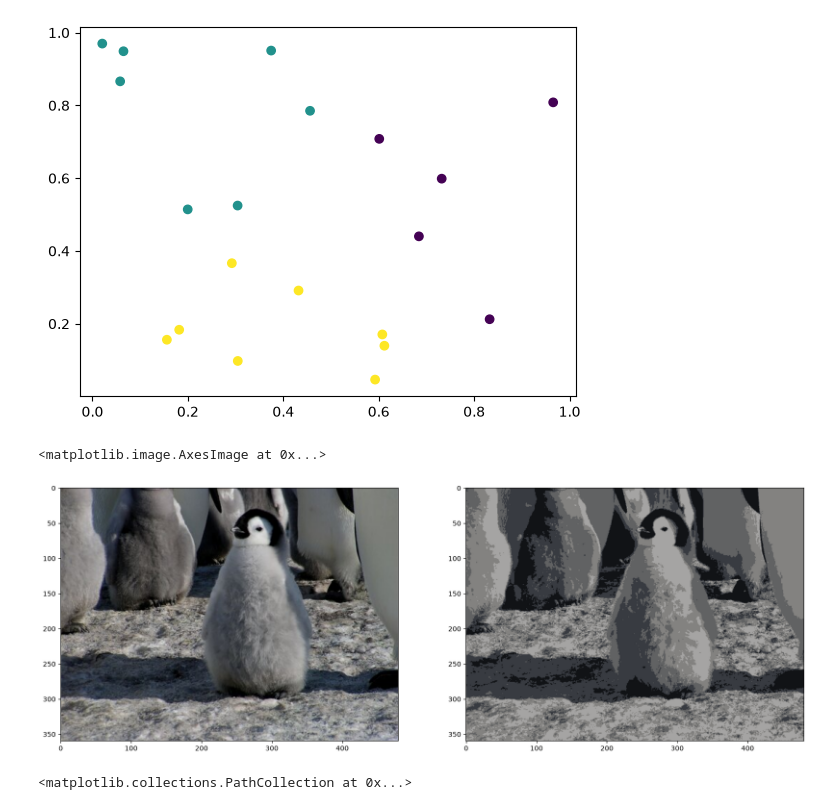
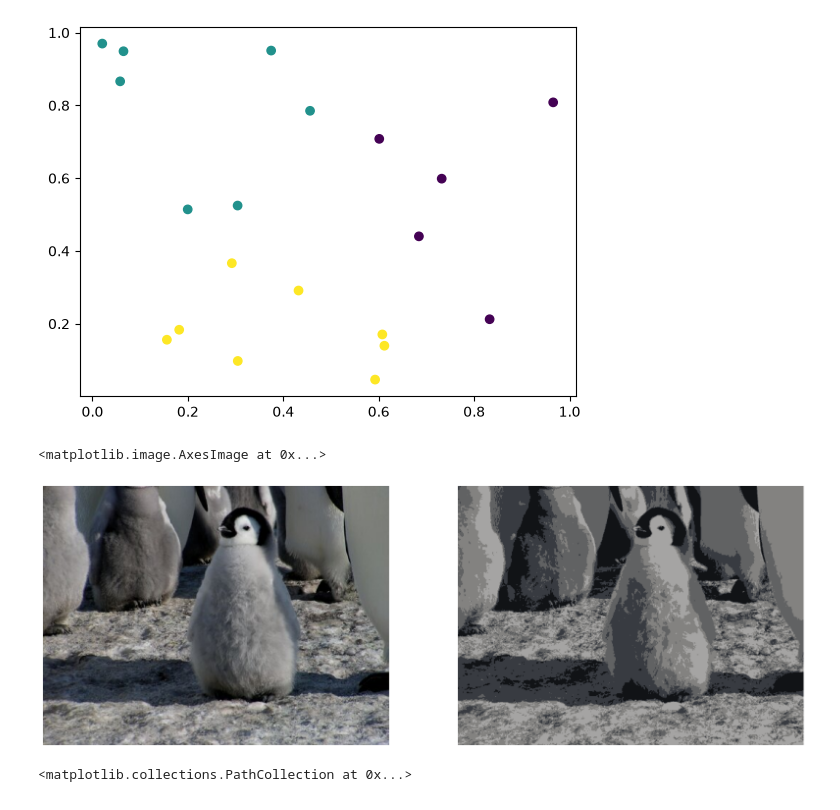
Before and after one commit to pawelmalkowski4/E_learning, a Jupyter notebook: Clustering/kmeans.ipynb, the cells around one changed output. Saved outputs shown, nothing was run; the diff lists cells and outputs as text; code cells hidden in the pictures.

```diff
--- a/Clustering/kmeans.ipynb
+++ b/Clustering/kmeans.ipynb
@@ -120,17 +120,19 @@ cmap, colors = kmeansNP(vectors, 5)
 # %%
 shape = penguinA.shape
 cmapA = np.array(cmap)
 reassembledVectors = colors[cmapA]
 reassembledImage = reassembledVectors.reshape(shape)
 reassembledImage = reassembledImage.astype(np.uint8)
 penguinAfterClustering = Image.fromarray(reassembledImage)
 
 fig, ax = plt.subplots(1,2, figsize=[20,20])
+ax[0].axis('off')
+ax[1].axis('off')
 ax[0].imshow(penguinA)
 ax[1].imshow(penguinAfterClustering)
 # %% [output]
 <matplotlib.image.AxesImage at 0x...>
-[figure, old version]
+[figure, new version]
 # %%
 np.random.seed(42)
 points = data = np.random.rand(200, 2)
```
Also changed, not shown: parts of 2 cells of this notebook, 3 other files.
